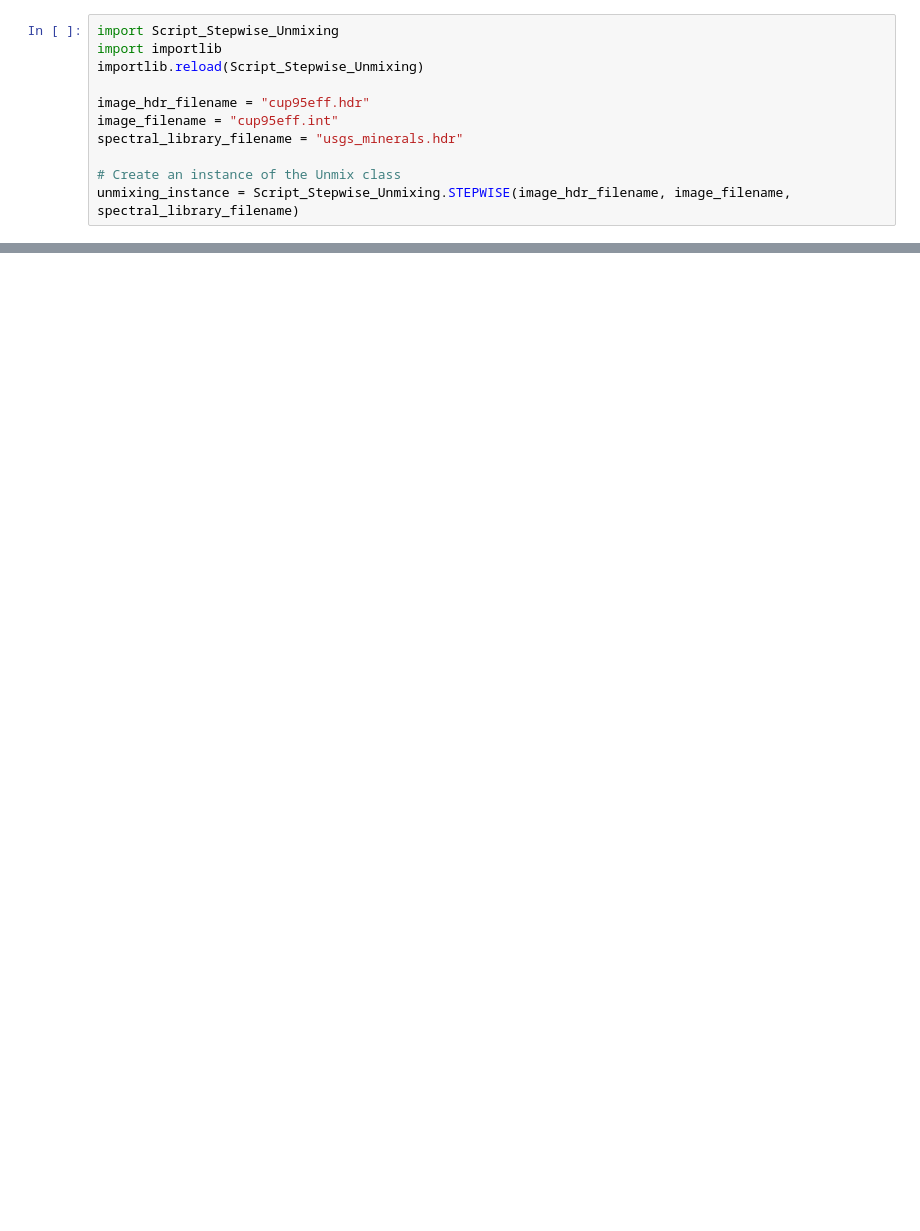
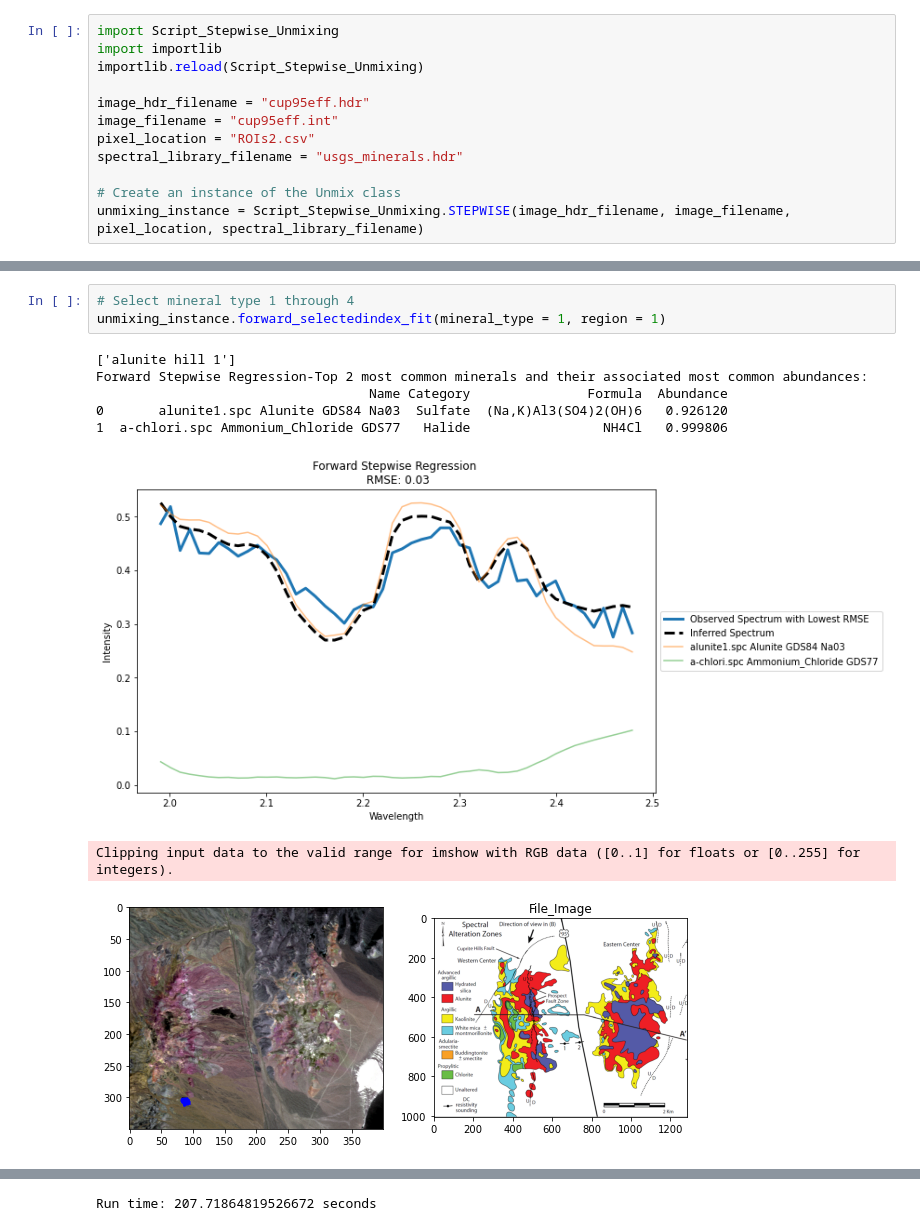
Before and after one commit to bakerjf1993/Hyperspectral-Unmixing, a Jupyter notebook: Run_Stepwise_nnls.ipynb, the cells around one changed output, grey strips where cells are left out. Saved outputs shown, nothing was run; the diff lists cells and outputs as text; blank space fills up the shorter version.

```diff
--- a/Run_Stepwise_nnls.ipynb
+++ b/Run_Stepwise_nnls.ipynb
@@ -5,7 +5,8 @@ importlib.reload(Script_Stepwise_Unmixing)
 
 image_hdr_filename = "cup95eff.hdr"
 image_filename = "cup95eff.int"
+pixel_location = "ROIs2.csv"
 spectral_library_filename = "usgs_minerals.hdr"
 
 # Create an instance of the Unmix class
-unmixing_instance = Script_Stepwise_Unmixing.STEPWISE(image_hdr_filename, image_filename, spectral_library_filename)
+unmixing_instance = Script_Stepwise_Unmixing.STEPWISE(image_hdr_filename, image_filename, pixel_location, spectral_library_filename)
@@ -44,0 +13,12 @@ dolomit1.spc Dolomite HS102.3B, Coefficient: 0.04744877997033067
+# %%
+# Select mineral type 1 through 4
+unmixing_instance.forward_selectedindex_fit(mineral_type = 1, region = 1)
+# %% [output]
+['alunite hill 1']
+Forward Stepwise Regression-Top 2 most common minerals and their associated most common abundances:
+                                   Name Category               Formula  Abundance
+0       alunite1.spc Alunite GDS84 Na03  Sulfate  (Na,K)Al3(SO4)2(OH)6   0.926120
+1  a-chlori.spc Ammonium_Chloride GDS77   Halide                 NH4Cl   0.999806
+[figure, added]
+Clipping input data to the valid range for imshow with RGB data ([0..1] for floats or [0..255] for integers).
+[figure, added]
@@ -44,0 +26 @@ dolomit1.spc Dolomite HS102.3B, Coefficient: 0.04744877997033067
+Run time: 207.71864819526672 seconds
```
Also changed, not shown: parts of 3 cells of this notebook, 26 other files.
